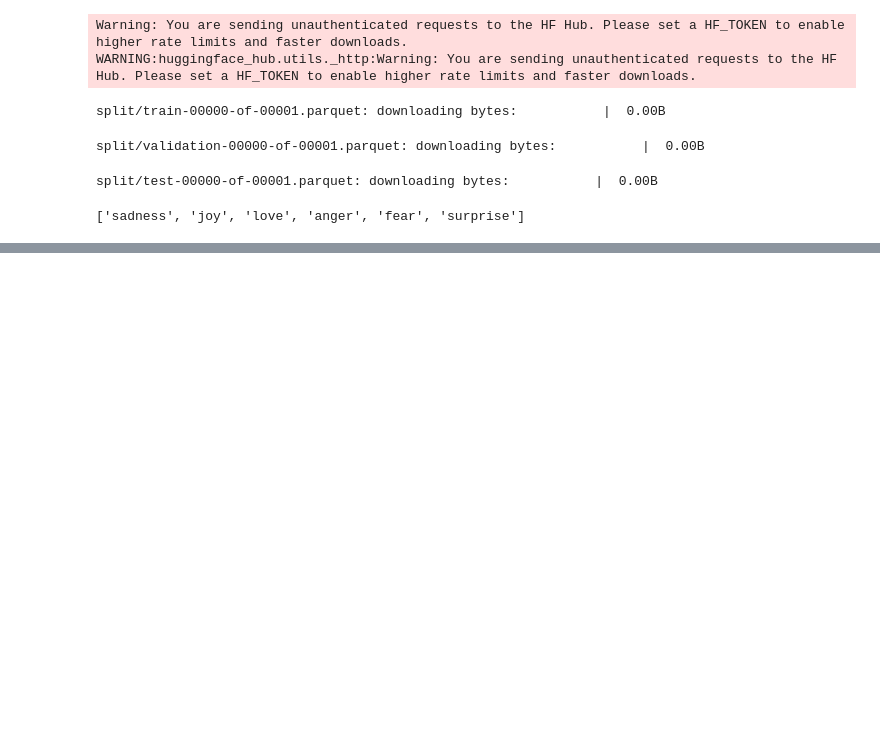
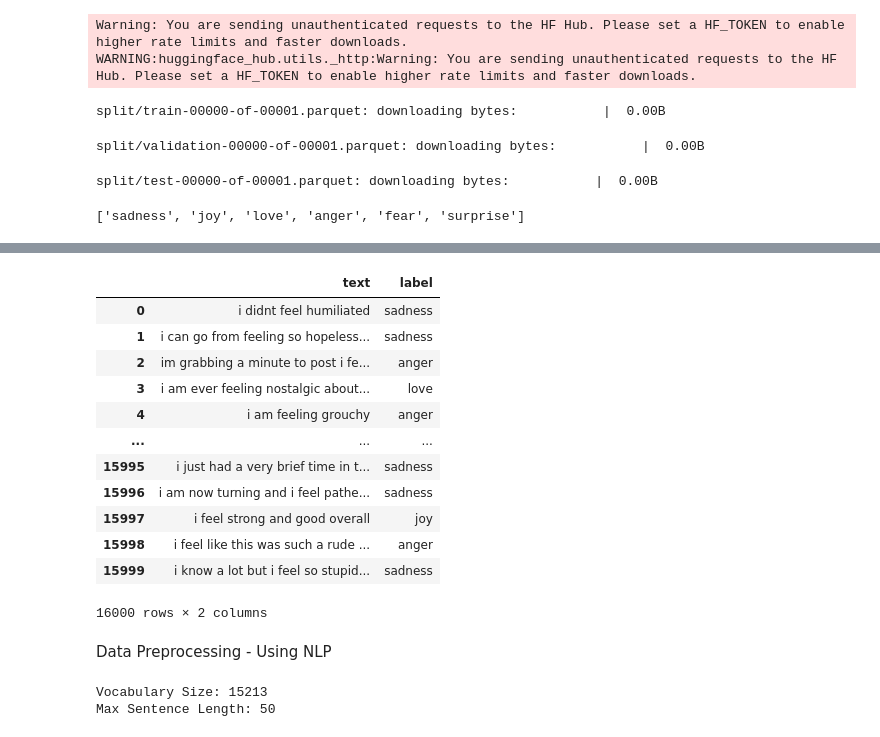
Before and after one commit to AOISYNM/sentiment-analysis, a Jupyter notebook: code/Sentiment.ipynb, the cells around one changed output, grey strips where cells are left out. Saved outputs shown, nothing was run; the diff lists cells and outputs as text; code cells hidden in the pictures; blank space fills up the shorter version.

```diff
--- a/code/Sentiment.ipynb
+++ b/code/Sentiment.ipynb
@@ -44,0 +54,44 @@ df_test = pd.DataFrame(
+# %%
+df_train
+# %% [output]
+|  | text | label |
+| 0 | i didnt feel humiliated | sadness |
+| 1 | i can go from feeling so hopeless... | sadness |
+| 2 | im grabbing a minute to post i fe... | anger |
+| 3 | i am ever feeling nostalgic about... | love |
+| 4 | i am feeling grouchy | anger |
+| ... | ... | ... |
+| 15995 | i just had a very brief time in t... | sadness |
+| 15996 | i am now turning and i feel pathe... | sadness |
+| 15997 | i feel strong and good overall | joy |
+| 15998 | i feel like this was such a rude ... | anger |
+| 15999 | i know a lot but i feel so stupid... | sadness |
+16000 rows × 2 columns
+# %% [markdown]
+ Data Preprocessing - Using NLP
+# %%
+from tensorflow.keras.preprocessing.text import Tokenizer
+from tensorflow.keras.preprocessing.sequence import pad_sequences
+max_words = 10000
+
+tokenizer = Tokenizer(num_words=max_words, oov_token='')
+tokenizer.fit_on_texts(df_train['text'])
+
+train_sequence = tokenizer.texts_to_sequences(df_train['text'])
+test_sequenece = tokenizer.texts_to_sequences(df_test['text'])
+
+padded_train_sequence = pad_sequences(train_sequence,maxlen=50,padding='post', truncating='post')
+padded_test_sequence = pad_sequences(test_sequenece ,maxlen=50,padding='post', truncating='post')
+
+train_labels = np.array(train_label)
+test_labels  = np.array(test_label)
+
+num_classes = len(np.unique(train_labels))
+num_classes
+
+
+print(f"Vocabulary Size: {len(tokenizer.word_index)}")
+print(f"Max Sentence Length: {padded_train_sequence.shape[1]}")
+# %% [output]
+Vocabulary Size: 15213
+Max Sentence Length: 50
```
Also changed, not shown: parts of 3 cells of this notebook, 1 other file.
